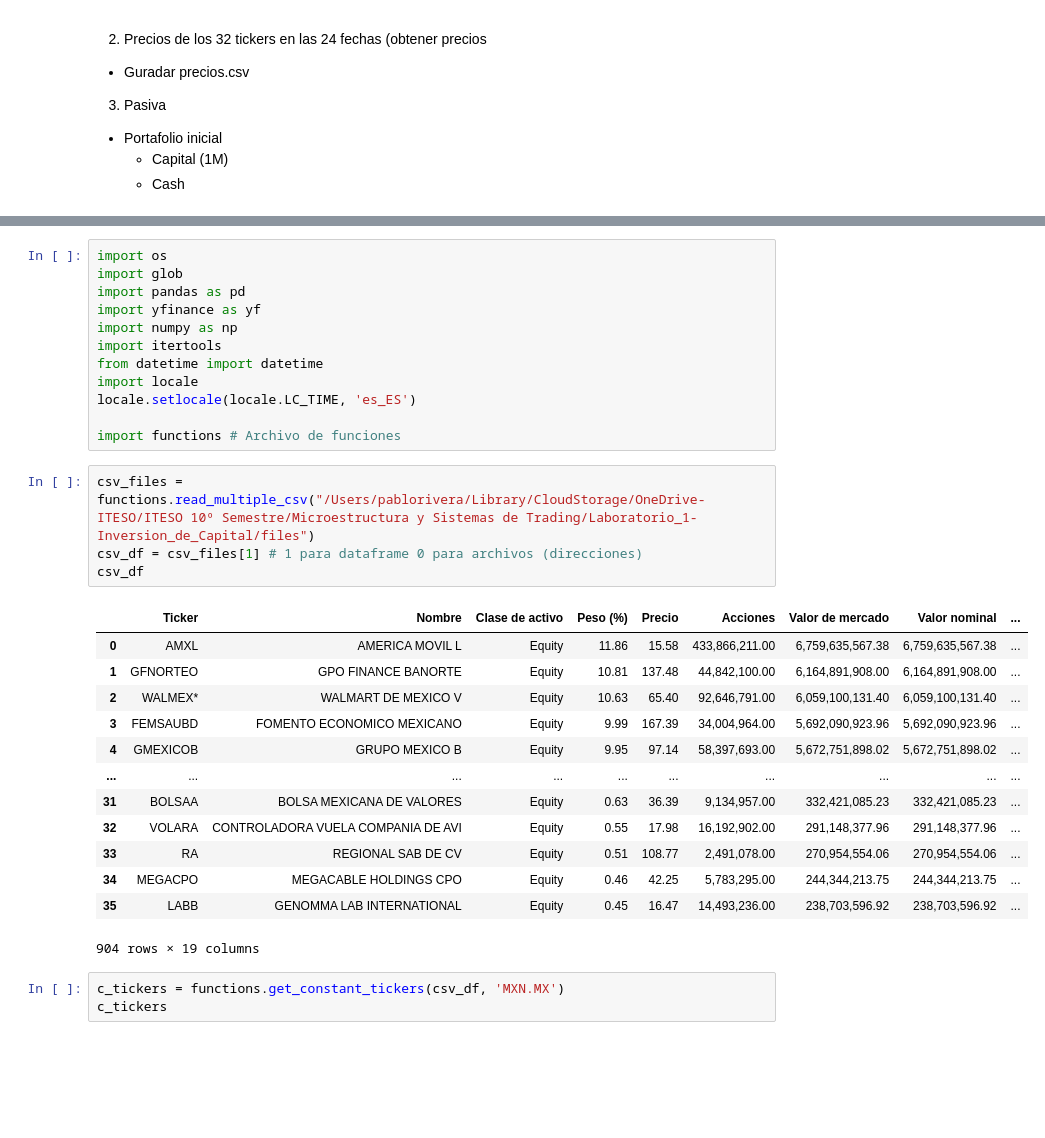
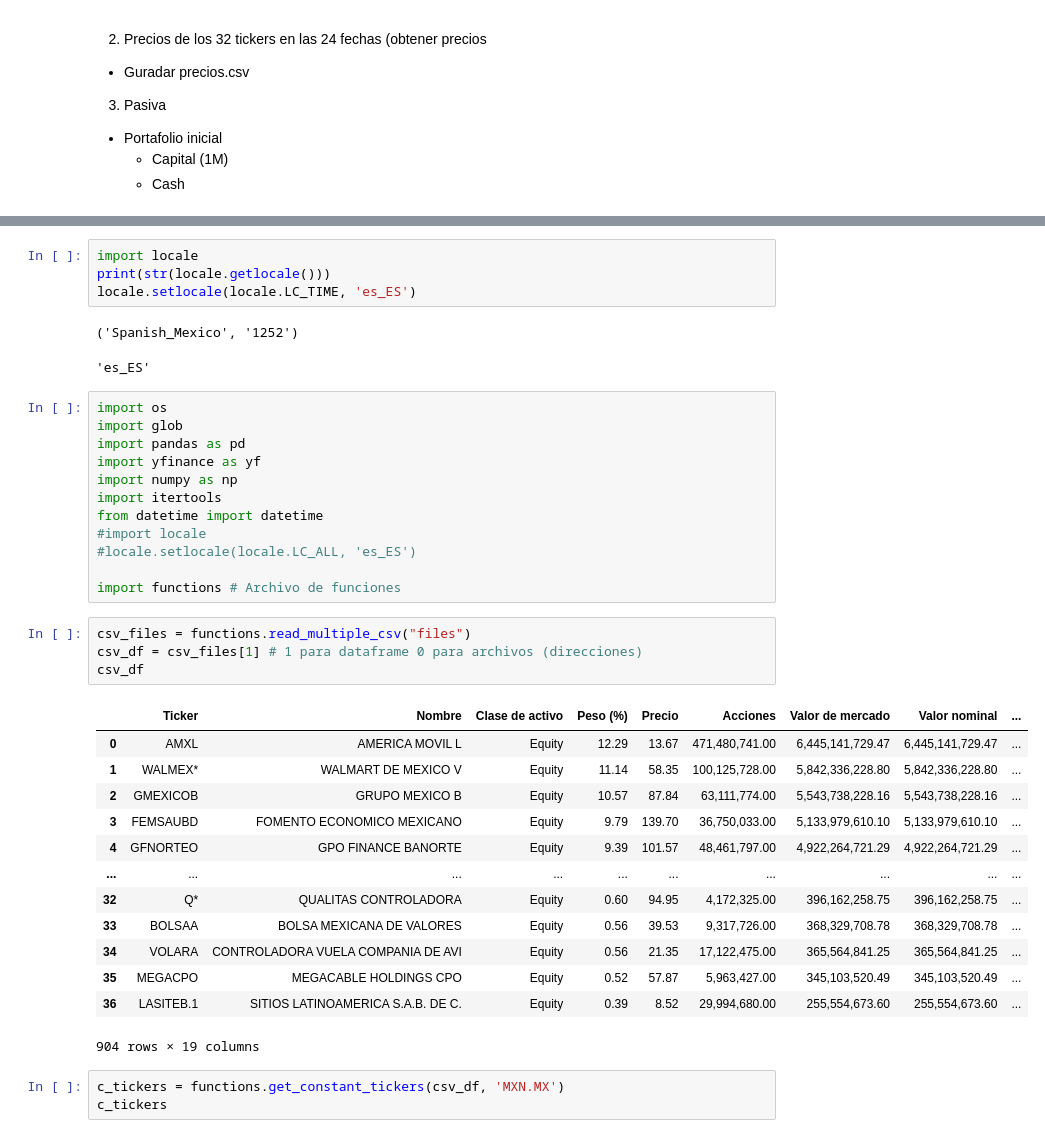
Before and after one commit to pabloriverasnz/Laboratorio_1-Inversion_de_Capital, a Jupyter notebook: notebook.ipynb, the cells around one changed output, grey strips where cells are left out. Cells and saved outputs as stored; diff of their text form; blank space fills up the shorter version.

```diff
--- a/notebook.ipynb
+++ b/notebook.ipynb
@@ -20,3 +26,10 @@
+# %%
+import locale
+print(str(locale.getlocale()))
+locale.setlocale(locale.LC_TIME, 'es_ES')
+# %% [output]
+('Spanish_Mexico', '1252')
+'es_ES'
 # %%
 import os
 import glob
@@ -25,27 +38,27 @@ import yfinance as yf
 import numpy as np
 import itertools
 from datetime import datetime
-import locale
-locale.setlocale(locale.LC_TIME, 'es_ES')
+#import locale
+#locale.setlocale(locale.LC_ALL, 'es_ES')
 
 import functions # Archivo de funciones
 # %%
-csv_files = functions.read_multiple_csv("/Users/pablorivera/Library/CloudStorage/OneDrive-ITESO/ITESO 10º Semestre/Microestructura y Sistemas de Trading/Laboratorio_1-Inversion_de_Capital/files")
+csv_files = functions.read_multiple_csv("files")
 csv_df = csv_files[1] # 1 para dataframe 0 para archivos (direcciones)
 csv_df
 # %% [output]
 |  | Ticker | Nombre | Clase de activo | Peso (%) | Precio | Acciones | Valor de mercado | Valor nominal | ... |
-| 0 | AMXL | AMERICA MOVIL L | Equity | 11.86 | 15.58 | 433,866,211.00 | 6,759,635,567.38 | 6,759,635,567.38 | ... |
-| 1 | GFNORTEO | GPO FINANCE BANORTE | Equity | 10.81 | 137.48 | 44,842,100.00 | 6,164,891,908.00 | 6,164,891,908.00 | ... |
-| 2 | WALMEX* | WALMART DE MEXICO V | Equity | 10.63 | 65.40 | 92,646,791.00 | 6,059,100,131.40 | 6,059,100,131.40 | ... |
-| 3 | FEMSAUBD | FOMENTO ECONOMICO MEXICANO | Equity | 9.99 | 167.39 | 34,004,964.00 | 5,692,090,923.96 | 5,692,090,923.96 | ... |
-| 4 | GMEXICOB | GRUPO MEXICO B | Equity | 9.95 | 97.14 | 58,397,693.00 | 5,672,751,898.02 | 5,672,751,898.02 | ... |
+| 0 | AMXL | AMERICA MOVIL L | Equity | 12.29 | 13.67 | 471,480,741.00 | 6,445,141,729.47 | 6,445,141,729.47 | ... |
+| 1 | WALMEX* | WALMART DE MEXICO V | Equity | 11.14 | 58.35 | 100,125,728.00 | 5,842,336,228.80 | 5,842,336,228.80 | ... |
+| 2 | GMEXICOB | GRUPO MEXICO B | Equity | 10.57 | 87.84 | 63,111,774.00 | 5,543,738,228.16 | 5,543,738,228.16 | ... |
+| 3 | FEMSAUBD | FOMENTO ECONOMICO MEXICANO | Equity | 9.79 | 139.70 | 36,750,033.00 | 5,133,979,610.10 | 5,133,979,610.10 | ... |
+| 4 | GFNORTEO | GPO FINANCE BANORTE | Equity | 9.39 | 101.57 | 48,461,797.00 | 4,922,264,721.29 | 4,922,264,721.29 | ... |
 | ... | ... | ... | ... | ... | ... | ... | ... | ... | ... |
-| 31 | BOLSAA | BOLSA MEXICANA DE VALORES | Equity | 0.63 | 36.39 | 9,134,957.00 | 332,421,085.23 | 332,421,085.23 | ... |
-| 32 | VOLARA | CONTROLADORA VUELA COMPANIA DE AVI | Equity | 0.55 | 17.98 | 16,192,902.00 | 291,148,377.96 | 291,148,377.96 | ... |
-| 33 | RA | REGIONAL SAB DE CV | Equity | 0.51 | 108.77 | 2,491,078.00 | 270,954,554.06 | 270,954,554.06 | ... |
-| 34 | MEGACPO | MEGACABLE HOLDINGS CPO | Equity | 0.46 | 42.25 | 5,783,295.00 | 244,344,213.75 | 244,344,213.75 | ... |
-| 35 | LABB | GENOMMA LAB INTERNATIONAL | Equity | 0.45 | 16.47 | 14,493,236.00 | 238,703,596.92 | 238,703,596.92 | ... |
+| 32 | Q* | QUALITAS CONTROLADORA | Equity | 0.60 | 94.95 | 4,172,325.00 | 396,162,258.75 | 396,162,258.75 | ... |
+| 33 | BOLSAA | BOLSA MEXICANA DE VALORES | Equity | 0.56 | 39.53 | 9,317,726.00 | 368,329,708.78 | 368,329,708.78 | ... |
+| 34 | VOLARA | CONTROLADORA VUELA COMPANIA DE AVI | Equity | 0.56 | 21.35 | 17,122,475.00 | 365,564,841.25 | 365,564,841.25 | ... |
+| 35 | MEGACPO | MEGACABLE HOLDINGS CPO | Equity | 0.52 | 57.87 | 5,963,427.00 | 345,103,520.49 | 345,103,520.49 | ... |
+| 36 | LASITEB.1 | SITIOS LATINOAMERICA S.A.B. DE C. | Equity | 0.39 | 8.52 | 29,994,680.00 | 255,554,673.60 | 255,554,673.60 | ... |
 904 rows × 19 columns
 # %%
 c_tickers = functions.get_constant_tickers(csv_df, 'MXN.MX')
```
Also changed, not shown: parts of 9 cells of this notebook.
